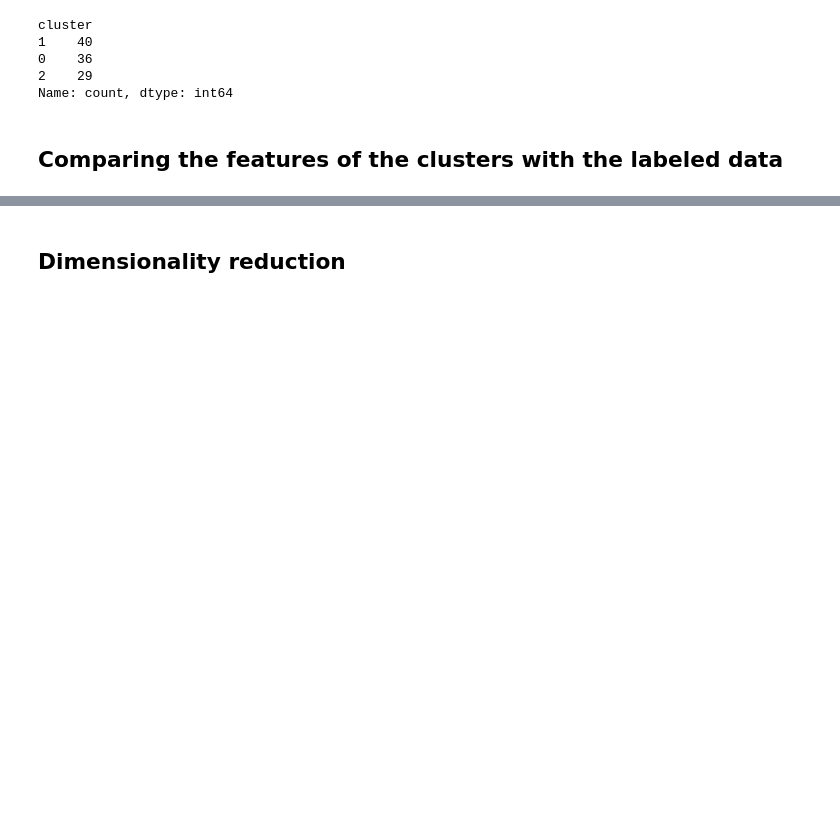
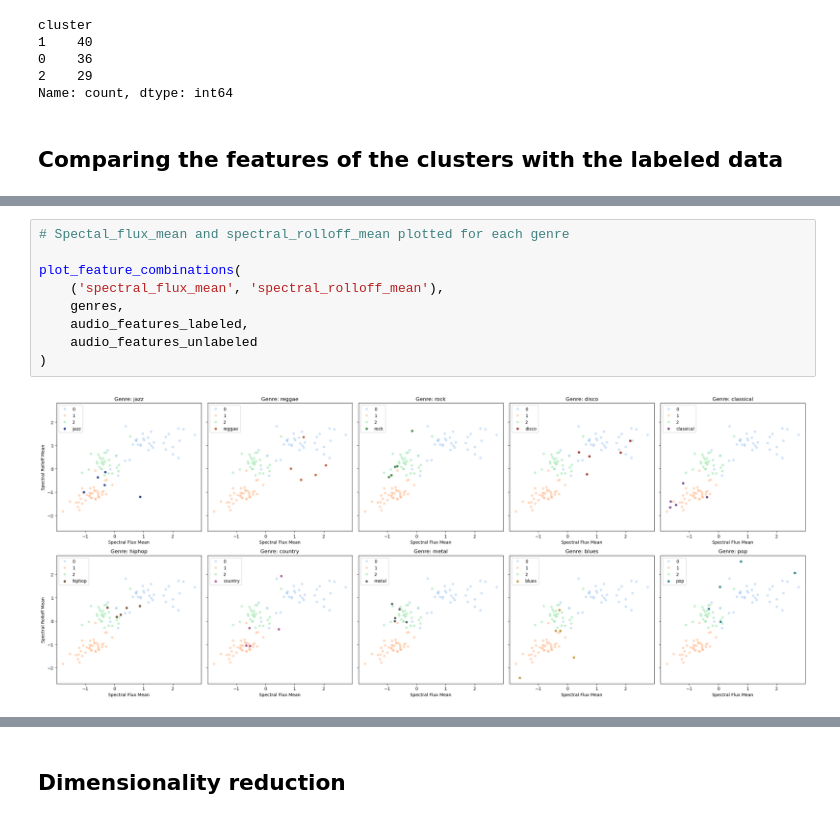
Before and after one commit to casperpriem05/ML, a Jupyter notebook: Opdracht_3/ML3_muziek_genres.ipynb, the cells around one changed output, grey strips where cells are left out. Saved outputs shown, nothing was run; the diff lists cells and outputs as text; blank space fills up the shorter version.

```diff
--- a/Opdracht_3/ML3_muziek_genres.ipynb
+++ b/Opdracht_3/ML3_muziek_genres.ipynb
@@ -1732,0 +1650,11 @@ plt.show()
+# %%
+# Spectal_flux_mean and spectral_rolloff_mean plotted for each genre
+
+plot_feature_combinations(
+    ('spectral_flux_mean', 'spectral_rolloff_mean'),
+    genres,
+    audio_features_labeled,
+    audio_features_unlabeled
+)
+# %% [output]
+[figure, added]
```
Also changed, not shown: parts of 16 cells of this notebook.
